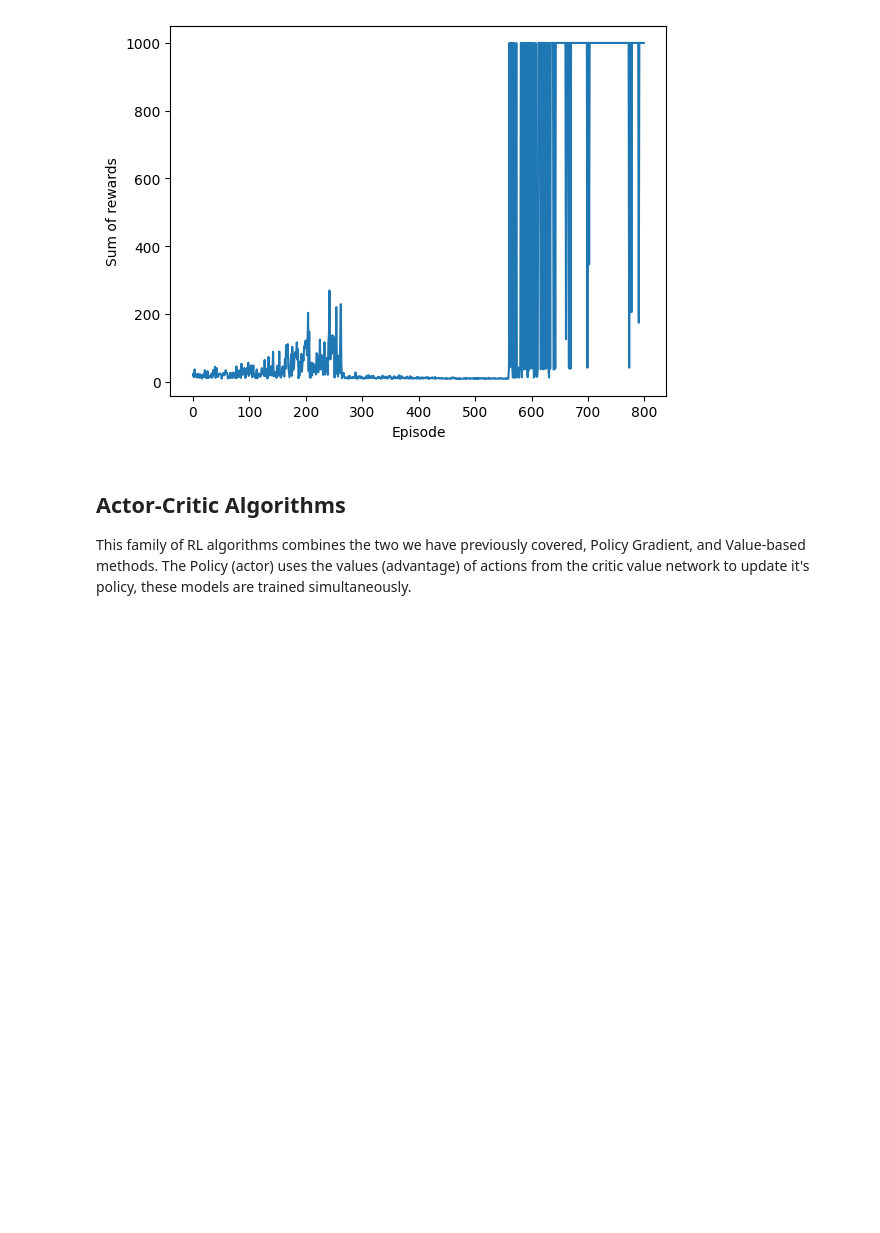
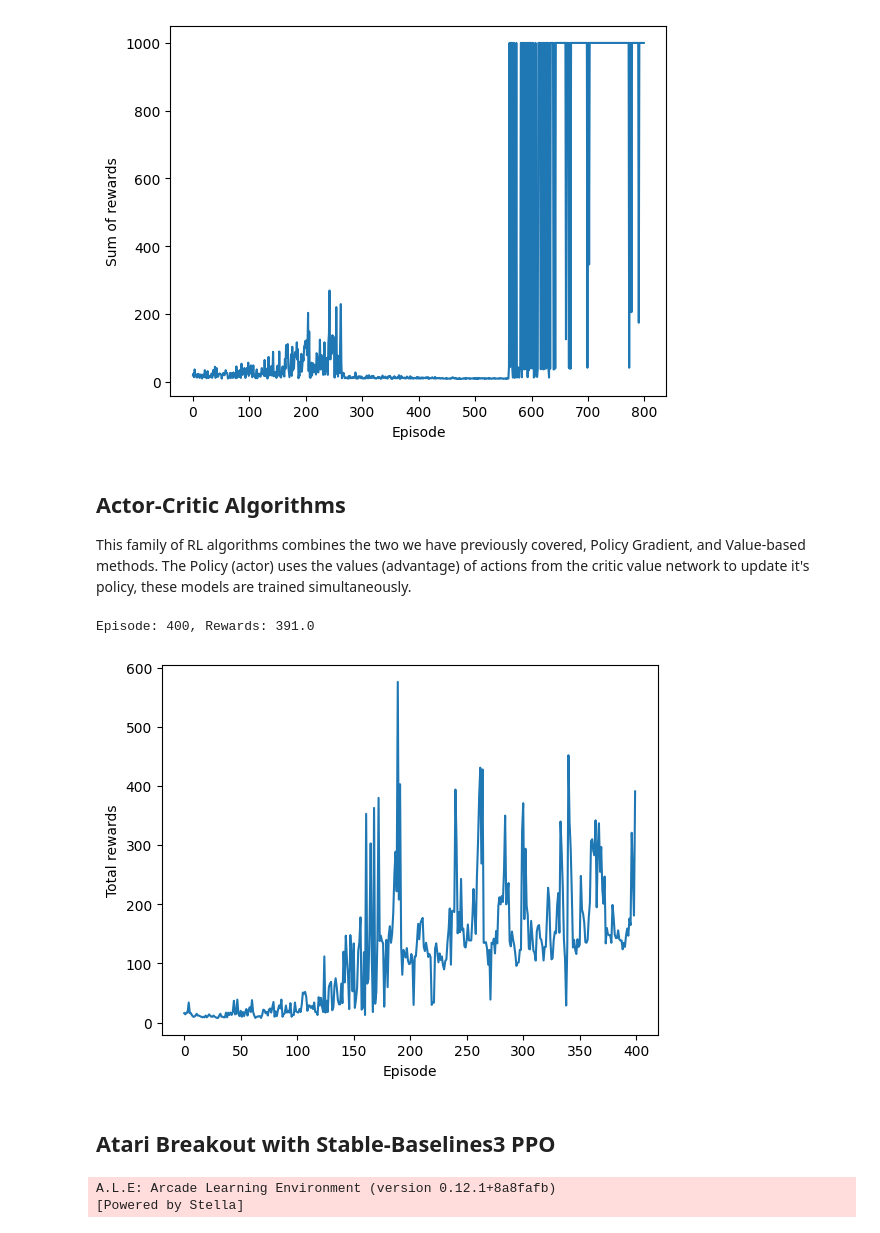
Before and after one commit to Sean-Michael/hands-on-ml-notes, a Jupyter notebook: Part-II-Neural-Networks-And-Deep-Learning/Ch-19-Reinforcement-Learning/NOTES.ipynb, the cells around one changed output. Saved outputs shown, nothing was run; the diff lists cells and outputs as text; code cells hidden in the pictures; blank space fills up the shorter version.

Commit message:
breakout ppo

```diff
--- a/Part-II-Neural-Networks-And-Deep-Learning/Ch-19-Reinforcement-Learning/NOTES.ipynb
+++ b/Part-II-Neural-Networks-And-Deep-Learning/Ch-19-Reinforcement-Learning/NOTES.ipynb
@@ -349,12 +349,12 @@ def ac_training_step(
     optimizer.step()
 # %%
 def get_target_value(model, next_obs, reward, done, truncated, discount_factor):
-    with torch.no_grad():
+    with torch.inference_mode():
         _, _, next_state_value = choose_action_and_evaluate(model, next_obs)
 
-        running = 0.0 if (done or truncated) else 1.0
-        target_value = reward + running * discount_factor * next_state_value
-        return target_value
+    running = 0.0 if (done or truncated) else 1.0
+    target_value = reward + running * discount_factor * next_state_value
+    return target_value
 # %%
 def run_episode_and_train(
     model, optimizer, criterion, env, discount_factor, critic_weight, seed=None
@@ -406,3 +406,22 @@ ac_model = ActorCritic()
 optimizer = torch.optim.NAdam(ac_model.parameters(), lr=1.1e-3)
 criterion = nn.MSELoss()
 totals = train_actor_critic(ac_model, optimizer, criterion, env)
+# %% [output]
+Episode: 400, Rewards: 391.0
+# %%
+_, ax = plt.subplots()
+ax.set_xlabel("Episode")
+ax.set_ylabel("Total rewards")
+ax.plot(totals)
+plt.show()
+# %% [output]
+[figure, added]
+# %% [markdown]
+## Atari Breakout with Stable-Baselines3 PPO
+# %%
+import ale_py
+
+ale = ale_py.ALEInterface()
+# %% [output]
+A.L.E: Arcade Learning Environment (version 0.12.1+8a8fafb)
+[Powered by Stella]
```
Also changed, not shown: parts of 7 cells of this notebook, 3 other files.
